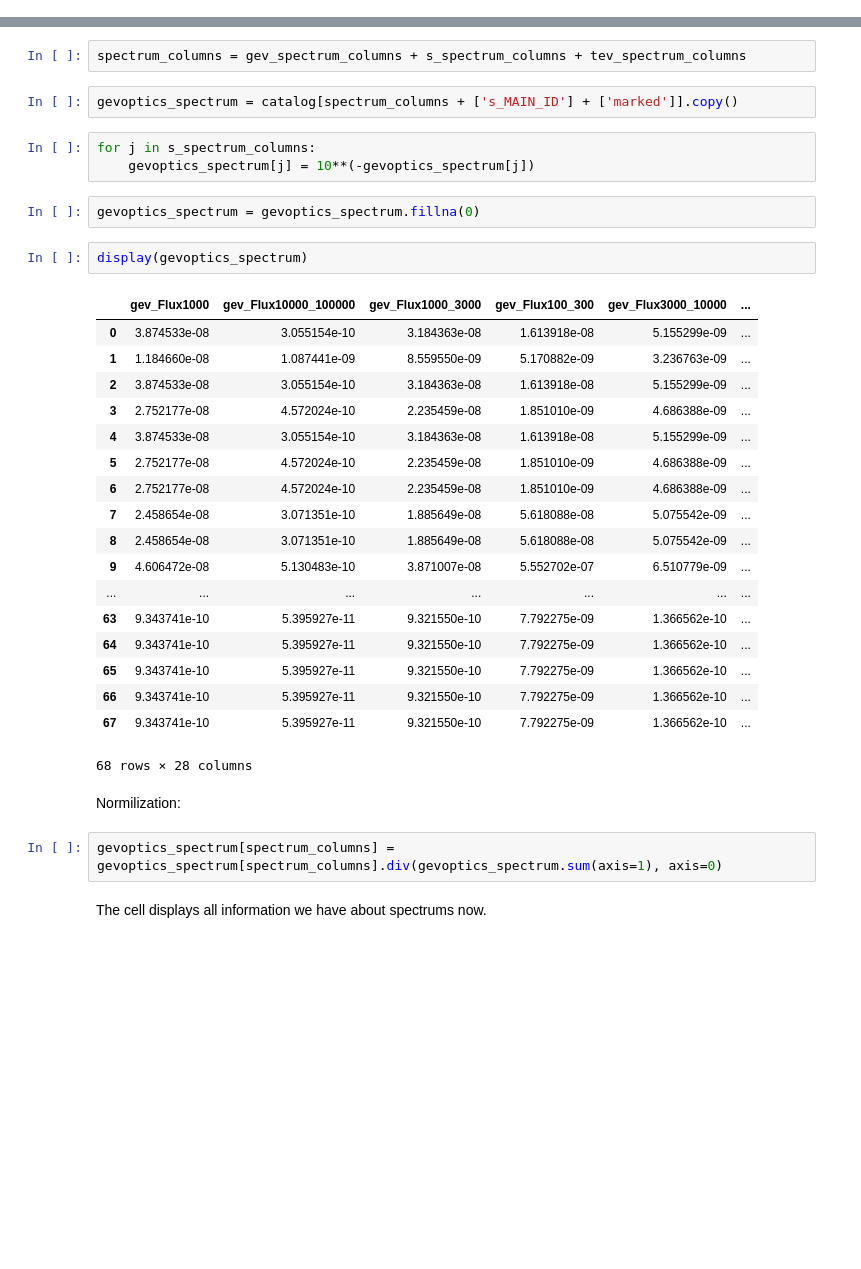
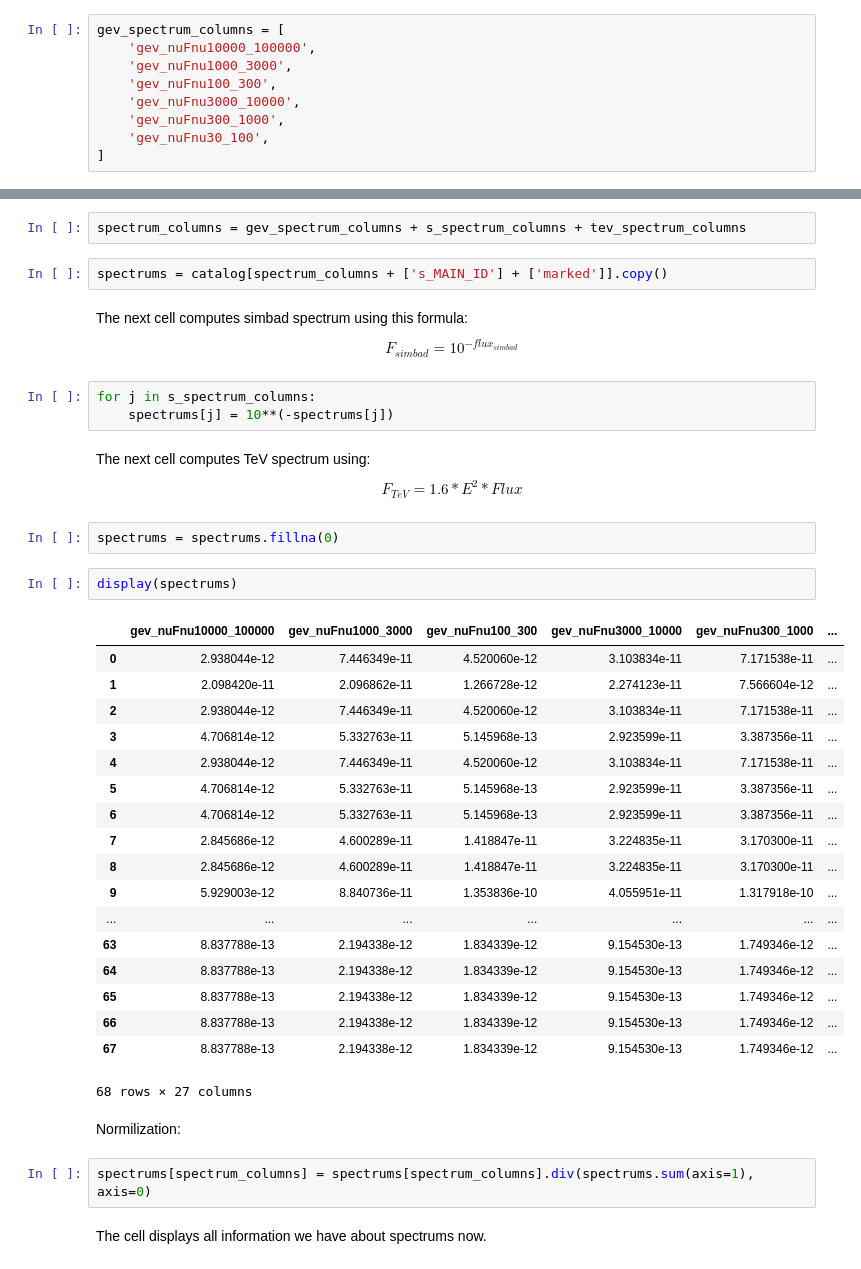
Before and after one commit to anaderi/gamma-bins, a Jupyter notebook: Spectrums.ipynb, the cells around one changed output, grey strips where cells are left out. Saved outputs shown, nothing was run; the diff lists cells and outputs as text; blank space fills up the shorter version.

Commit message:
spectrums in common units

```diff
--- a/Spectrums.ipynb
+++ b/Spectrums.ipynb
@@ -56,3 +25,12 @@ gev_spectrum_columns = [
+# %%
+gev_spectrum_columns = [
+    'gev_nuFnu10000_100000',
+    'gev_nuFnu1000_3000',
+    'gev_nuFnu100_300',
+    'gev_nuFnu3000_10000',
+    'gev_nuFnu300_1000',
+    'gev_nuFnu30_100',
+]
 # %% [markdown]
 Columns contained spectrum in simbad:
 # %%
@@ -85,37 +63,43 @@ tev_spectrum_columns =  [
 # %%
 spectrum_columns = gev_spectrum_columns + s_spectrum_columns + tev_spectrum_columns
 # %%
-gevoptics_spectrum = catalog[spectrum_columns + ['s_MAIN_ID'] + ['marked']].copy()
+spectrums = catalog[spectrum_columns + ['s_MAIN_ID'] + ['marked']].copy()
+# %% [markdown]
+The next cell computes simbad spectrum using this formula:
+$$ F_{simbad} = 10^{-flux_{simbad}}$$
 # %%
 for j in s_spectrum_columns:
-    gevoptics_spectrum[j] = 10**(-gevoptics_spectrum[j])
+    spectrums[j] = 10**(-spectrums[j])
+# %% [markdown]
+The next cell computes TeV spectrum using:
+$$F_{TeV} = 1.6*E^{2}*Flux$$
 # %%
-gevoptics_spectrum = gevoptics_spectrum.fillna(0)
+spectrums = spectrums.fillna(0)
 # %%
-display(gevoptics_spectrum)
+display(spectrums)
 # %% [output]
-|  | gev_Flux1000 | gev_Flux10000_100000 | gev_Flux1000_3000 | gev_Flux100_300 | gev_Flux3000_10000 | ... |
-| 0 | 3.874533e-08 | 3.055154e-10 | 3.184363e-08 | 1.613918e-08 | 5.155299e-09 | ... |
-| 1 | 1.184660e-08 | 1.087441e-09 | 8.559550e-09 | 5.170882e-09 | 3.236763e-09 | ... |
-| 2 | 3.874533e-08 | 3.055154e-10 | 3.184363e-08 | 1.613918e-08 | 5.155299e-09 | ... |
-| 3 | 2.752177e-08 | 4.572024e-10 | 2.235459e-08 | 1.851010e-09 | 4.686388e-09 | ... |
-| 4 | 3.874533e-08 | 3.055154e-10 | 3.184363e-08 | 1.613918e-08 | 5.155299e-09 | ... |
-| 5 | 2.752177e-08 | 4.572024e-10 | 2.235459e-08 | 1.851010e-09 | 4.686388e-09 | ... |
-| 6 | 2.752177e-08 | 4.572024e-10 | 2.235459e-08 | 1.851010e-09 | 4.686388e-09 | ... |
-| 7 | 2.458654e-08 | 3.071351e-10 | 1.885649e-08 | 5.618088e-08 | 5.075542e-09 | ... |
-| 8 | 2.458654e-08 | 3.071351e-10 | 1.885649e-08 | 5.618088e-08 | 5.075542e-09 | ... |
-| 9 | 4.606472e-08 | 5.130483e-10 | 3.871007e-08 | 5.552702e-07 | 6.510779e-09 | ... |
+|  | gev_nuFnu10000_100000 | gev_nuFnu1000_3000 | gev_nuFnu100_300 | gev_nuFnu3000_10000 | gev_nuFnu300_1000 | ... |
+| 0 | 2.938044e-12 | 7.446349e-11 | 4.520060e-12 | 3.103834e-11 | 7.171538e-11 | ... |
+| 1 | 2.098420e-11 | 2.096862e-11 | 1.266728e-12 | 2.274123e-11 | 7.566604e-12 | ... |
+| 2 | 2.938044e-12 | 7.446349e-11 | 4.520060e-12 | 3.103834e-11 | 7.171538e-11 | ... |
+| 3 | 4.706814e-12 | 5.332763e-11 | 5.145968e-13 | 2.923599e-11 | 3.387356e-11 | ... |
+| 4 | 2.938044e-12 | 7.446349e-11 | 4.520060e-12 | 3.103834e-11 | 7.171538e-11 | ... |
+| 5 | 4.706814e-12 | 5.332763e-11 | 5.145968e-13 | 2.923599e-11 | 3.387356e-11 | ... |
+| 6 | 4.706814e-12 | 5.332763e-11 | 5.145968e-13 | 2.923599e-11 | 3.387356e-11 | ... |
+| 7 | 2.845686e-12 | 4.600289e-11 | 1.418847e-11 | 3.224835e-11 | 3.170300e-11 | ... |
+| 8 | 2.845686e-12 | 4.600289e-11 | 1.418847e-11 | 3.224835e-11 | 3.170300e-11 | ... |
+| 9 | 5.929003e-12 | 8.840736e-11 | 1.353836e-10 | 4.055951e-11 | 1.317918e-10 | ... |
 | ... | ... | ... | ... | ... | ... | ... |
-| 63 | 9.343741e-10 | 5.395927e-11 | 9.321550e-10 | 7.792275e-09 | 1.366562e-10 | ... |
-| 64 | 9.343741e-10 | 5.395927e-11 | 9.321550e-10 | 7.792275e-09 | 1.366562e-10 | ... |
-| 65 | 9.343741e-10 | 5.395927e-11 | 9.321550e-10 | 7.792275e-09 | 1.366562e-10 | ... |
-| 66 | 9.343741e-10 | 5.395927e-11 | 9.321550e-10 | 7.792275e-09 | 1.366562e-10 | ... |
-| 67 | 9.343741e-10 | 5.395927e-11 | 9.321550e-10 | 7.792275e-09 | 1.366562e-10 | ... |
+| 63 | 8.837788e-13 | 2.194338e-12 | 1.834339e-12 | 9.154530e-13 | 1.749346e-12 | ... |
+| 64 | 8.837788e-13 | 2.194338e-12 | 1.834339e-12 | 9.154530e-13 | 1.749346e-12 | ... |
+| 65 | 8.837788e-13 | 2.194338e-12 | 1.834339e-12 | 9.154530e-13 | 1.749346e-12 | ... |
+| 66 | 8.837788e-13 | 2.194338e-12 | 1.834339e-12 | 9.154530e-13 | 1.749346e-12 | ... |
+| 67 | 8.837788e-13 | 2.194338e-12 | 1.834339e-12 | 9.154530e-13 | 1.749346e-12 | ... |
-68 rows × 28 columns
+68 rows × 27 columns
 # %% [markdown]
 Normilization:
 # %%
-gevoptics_spectrum[spectrum_columns] = gevoptics_spectrum[spectrum_columns].div(gevoptics_spectrum.sum(axis=1), axis=0)
+spectrums[spectrum_columns] = spectrums[spectrum_columns].div(spectrums.sum(axis=1), axis=0)
 # %% [markdown]
 The cell displays all information we have about spectrums now.
 # %%
```
Also changed, not shown: parts of 3 cells of this notebook.
